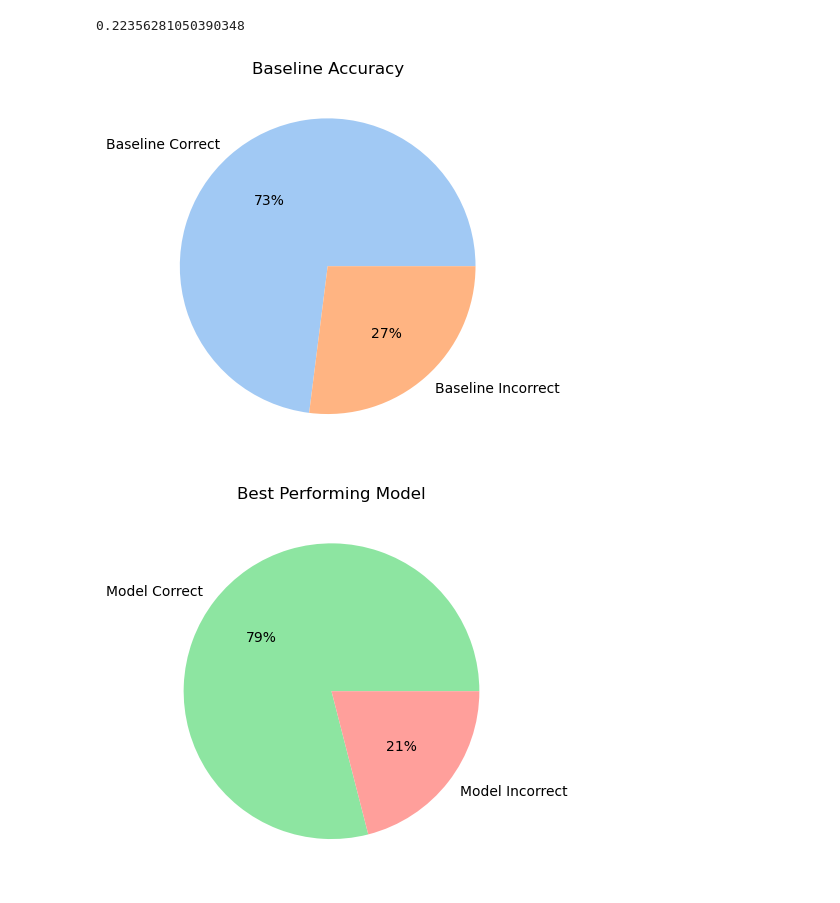
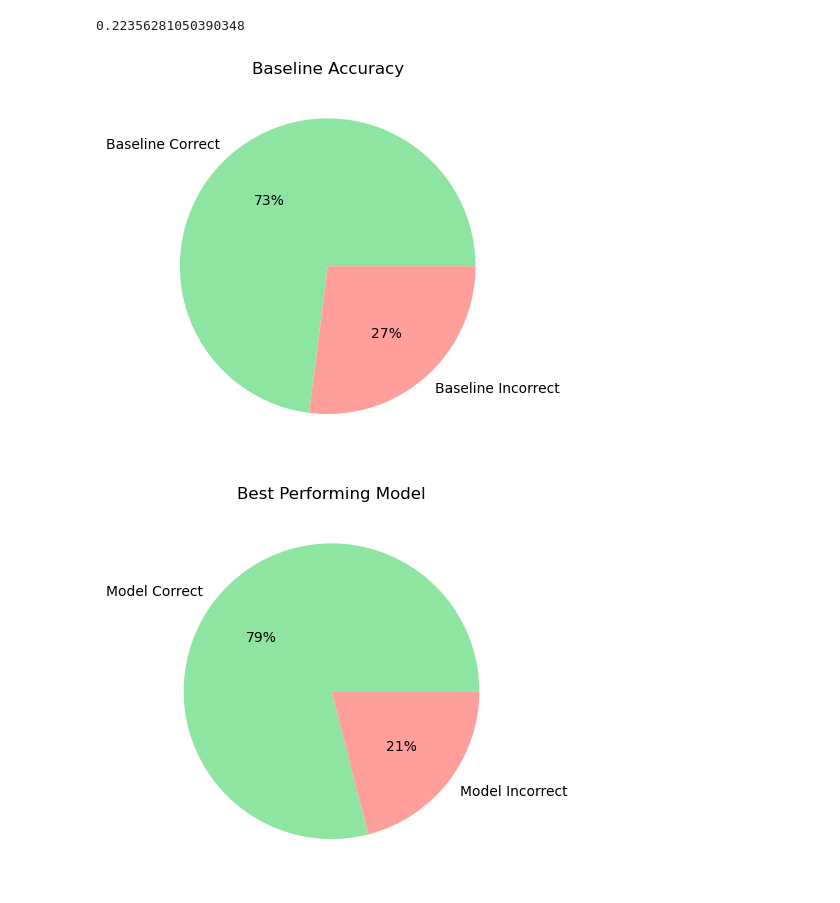
Before and after one commit to jorgellopez38/Telco_Churn, a Jupyter notebook: scratch_work2.ipynb, the cells around one changed output. Cells and saved outputs as stored; diff of their text form; code cells hidden in the pictures.

```diff
--- a/scratch_work2.ipynb
+++ b/scratch_work2.ipynb
@@ -642,21 +642,19 @@ predictions.to_csv('predictions.csv')
 # %%
 telco = [73, 27]
 labels = ['Baseline Correct', 'Baseline Incorrect']
-
-colors = sns.color_palette('pastel')[0:2]
 
 plt.pie(telco, labels=labels, colors=colors, autopct='%.0f%%')
 plt.title("Baseline Accuracy")
 plt.show()
 
 telco1 = [79, 21]
 labels1 = ['Model Correct', 'Model Incorrect']
 
 colors = sns.color_palette('pastel')[2:4]
 
 plt.pie(telco1, labels=labels1, colors=colors, autopct='%.0f%%')
 plt.title("Best Performing Model")
 plt.show()
 # %% [output]
-[figure, old version]
+[figure, new version]
 [figure]
```
Also changed, not shown: 5 other files.
